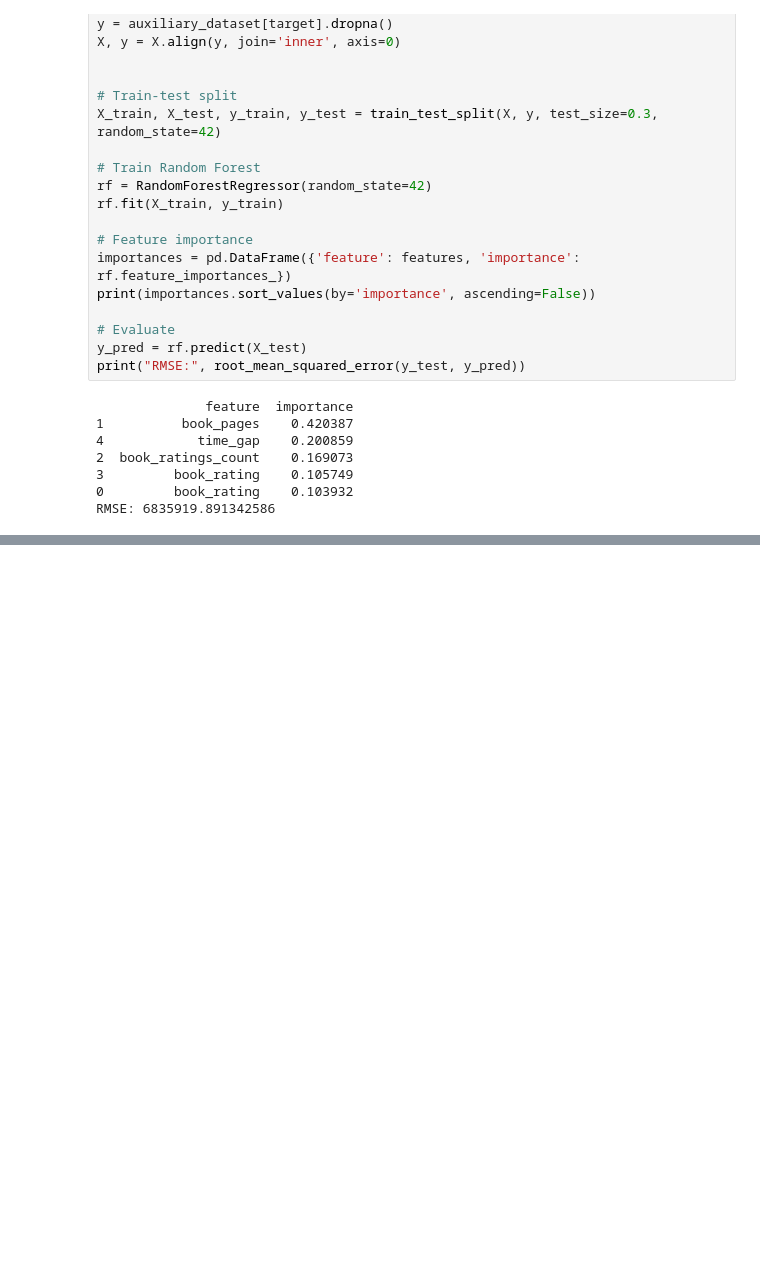
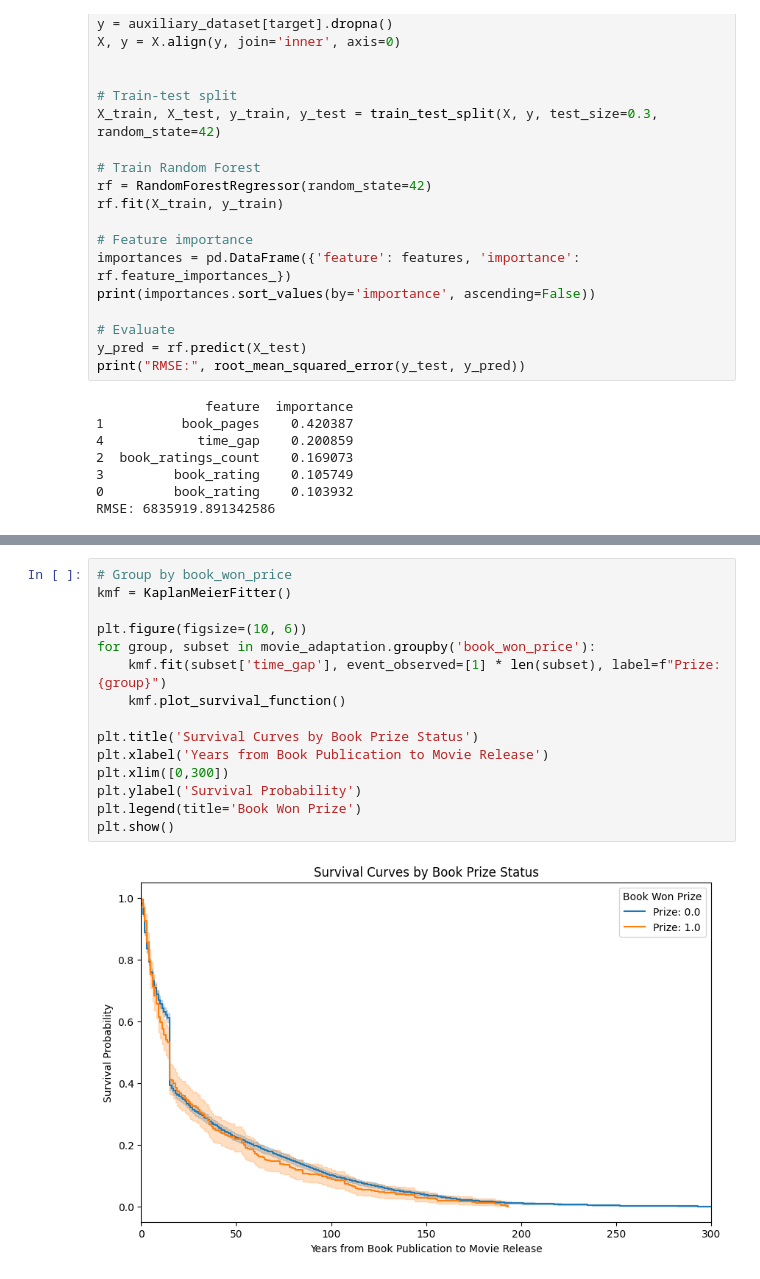
Before and after one commit to epfl-ada/ada-2024-project-ada212, a Jupyter notebook: data_analysis.ipynb, the cells around one changed output, grey strips where cells are left out. Drawn from its saved outputs; the diff is of its cells as text; blank space fills up the shorter version.

```diff
--- a/data_analysis.ipynb
+++ b/data_analysis.ipynb
@@ -120,0 +166,17 @@ RMSE: 6835919.891342586
+# %%
+# Group by book_won_price
+kmf = KaplanMeierFitter()
+
+plt.figure(figsize=(10, 6))
+for group, subset in movie_adaptation.groupby('book_won_price'):
+    kmf.fit(subset['time_gap'], event_observed=[1] * len(subset), label=f"Prize: {group}")
+    kmf.plot_survival_function()
+
+plt.title('Survival Curves by Book Prize Status')
+plt.xlabel('Years from Book Publication to Movie Release')
+plt.xlim([0,300])
+plt.ylabel('Survival Probability')
+plt.legend(title='Book Won Prize')
+plt.show()
+# %% [output]
+[figure, added]
```
Also changed, not shown: parts of 5 cells of this notebook.
